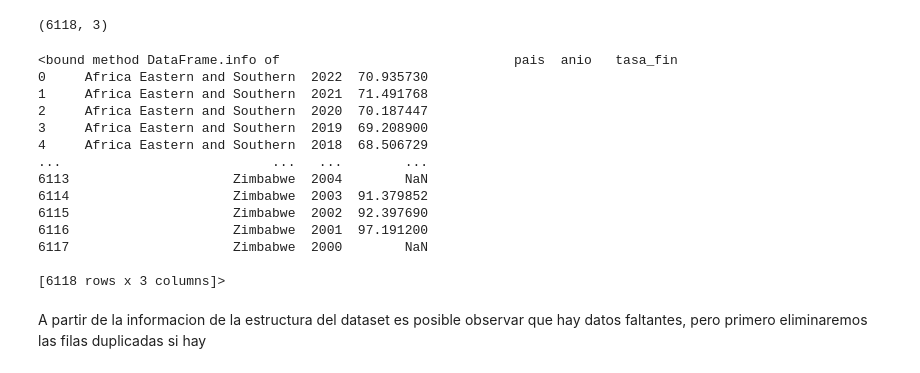
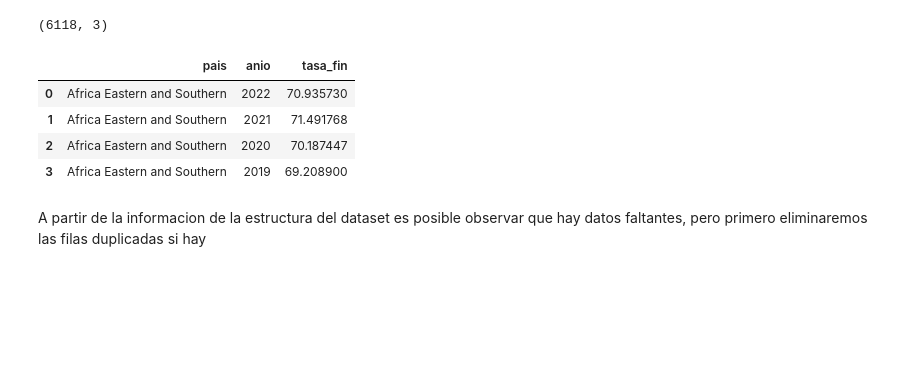
Before and after one commit to samueldavidchamorro/jbook_dataviz_2025, a Jupyter notebook: content/test.ipynb, the cells around one changed output. Saved outputs shown, nothing was run; the diff lists cells and outputs as text; code cells hidden in the pictures; blank space fills up the shorter version.

```diff
--- a/content/test.ipynb
+++ b/content/test.ipynb
@@ -66,22 +74,13 @@ df.shape
 # %% [output]
 (6118, 3)
 # %%
-df.info
+df.head(4)
 # %% [output]
-<bound method DataFrame.info of                              pais  anio   tasa_fin
-0     Africa Eastern and Southern  2022  70.935730
-1     Africa Eastern and Southern  2021  71.491768
-2     Africa Eastern and Southern  2020  70.187447
-3     Africa Eastern and Southern  2019  69.208900
-4     Africa Eastern and Southern  2018  68.506729
-...                           ...   ...        ...
-6113                     Zimbabwe  2004        NaN
-6114                     Zimbabwe  2003  91.379852
-6115                     Zimbabwe  2002  92.397690
-6116                     Zimbabwe  2001  97.191200
-6117                     Zimbabwe  2000        NaN
-
-[6118 rows x 3 columns]>
+|  | pais | anio | tasa_fin |
+| 0 | Africa Eastern and Southern | 2022 | 70.935730 |
+| 1 | Africa Eastern and Southern | 2021 | 71.491768 |
+| 2 | Africa Eastern and Southern | 2020 | 70.187447 |
+| 3 | Africa Eastern and Southern | 2019 | 69.208900 |
 # %% [markdown]
 A partir de la informacion de la estructura del dataset es posible observar que hay datos faltantes, pero primero eliminaremos las filas duplicadas si hay
 # %%
```
Also changed, not shown: parts of 5 cells of this notebook.
